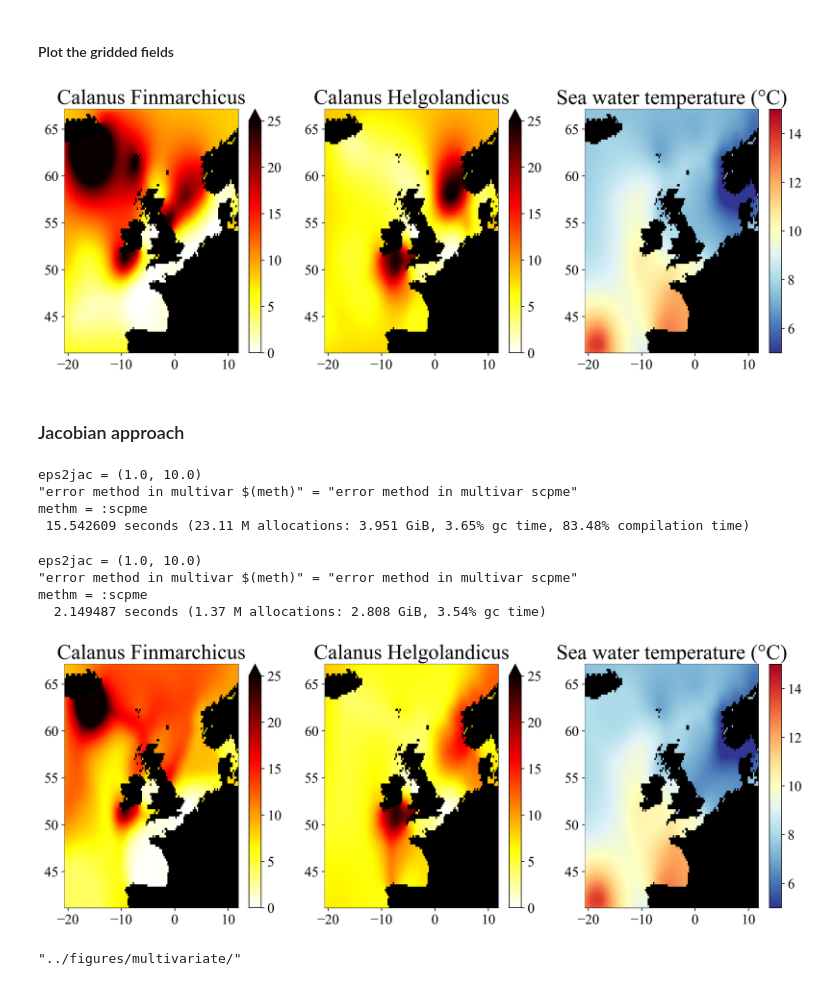
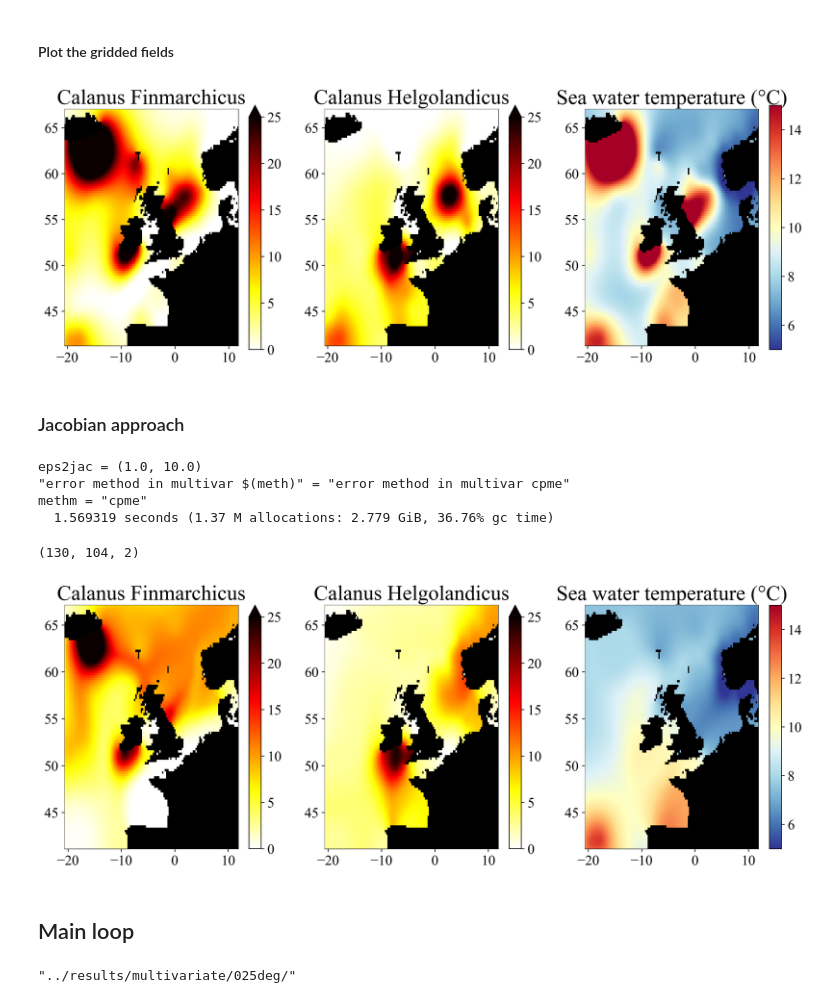
Before and after one commit to EMODnet/EMODnet-Biology-Interpolation-Calanus, a Jupyter notebook: analysis/interp_Calanus_multivariate.ipynb, the cells around one changed output. Cells and saved outputs as stored; diff of their text form; code cells hidden in the pictures.

Commit message:
multivar

```diff
--- a/analysis/interp_Calanus_multivariate.ipynb
+++ b/analysis/interp_Calanus_multivariate.ipynb
@@ -217,10 +217,9 @@ function normalise_obs(obs)
     return obsnorm, obsmean, obsstd
 end
 
-calanus_finmarchicus_norm, calanus_finmarchicus_mean, calanus_finmarchicus_std =
-normalise_obs(calanus_finmarchicus[goodtimeCPR]);
-
-calanus_helgolandicus_norm, calanus_helgolandicus_mean, calanus_helgolandicus_std =
-normalise_obs(calanus_helgolandicus[goodtimeCPR])
-
-T_norm, T_mean, T_std = normalise_obs(dataT);
+function normalise_obs(obs, meanfact)
+    obsmean = mean(obs)
+    obsstd = std(obs)
+    obsnorm = (obs .- meanfact .* obsmean) ./ obsstd
+    return obsnorm, obsmean, obsstd
+end
@@ -299,68 +311,82 @@ DIVAnd_multivarEOF(maskmulti, (pm,pn,pv), (xi,yi,vi), (lonmulti, latmulti, vvv),
 # %%
 fig = plt.figure(figsize=(15, 5))
 ax = plt.subplot(131)
 pcm1 = ax.pcolormesh(xi[:,:,1], yi[:,:,1],
-    (fim1[:,:,1] .* calanus_finmarchicus_std) .+ calanus_finmarchicus_mean,
+    (fim1[:,:,1] .* calanus_finmarchicus_std) .+ 0. * calanus_finmarchicus_mean,
     vmin=0, vmax=25., cmap=plt.cm.hot_r, zorder=3)
 ax.pcolormesh(xi[:,:,1], yi[:,:,1], mask[:,:,1], cmap=plt.cm.binary_r, zorder=2)
 ax.set_title("Calanus Finmarchicus")
+ax.set_xlim(domain[1], domain[2])
+ax.set_ylim(domain[3], domain[4])
+ax.set_aspect(1/cos(mean([ylim()...]) * pi/180))
 cb = plt.colorbar(pcm1, extend="max")
 
 ax = plt.subplot(132)
 pcm2 = ax.pcolormesh(xi[:,:,1], yi[:,:,1],
-    (fim2[:,:,1] .* calanus_helgolandicus_std) .+ calanus_helgolandicus_mean,
+    (fim2[:,:,1] .* calanus_helgolandicus_std) .+ 0. * calanus_helgolandicus_mean,
     vmin=0, vmax=25., cmap=plt.cm.hot_r, zorder=3)
 ax.pcolormesh(xi[:,:,1], yi[:,:,1], mask, cmap=plt.cm.binary_r, zorder=2)
 ax.set_title("Calanus Helgolandicus")
+ax.set_xlim(domain[1], domain[2])
+ax.set_ylim(domain[3], domain[4])
+ax.set_aspect(1/cos(mean([ylim()...]) * pi/180))
 cb = plt.colorbar(pcm2, extend="max")
 
 ax = plt.subplot(133)
 pcm3 = ax.pcolormesh(xi[:,:,1], yi[:,:,1], (fim1[:,:,2] .* T_std) .+ T_mean, cmap=plt.cm.RdYlBu_r,
     zorder=3, vmin=Tmin, vmax=Tmax)
 ax.pcolormesh(xi[:,:,1], yi[:,:,1], mask, cmap=plt.cm.binary_r, zorder=2)
 ax.set_title("Sea water temperature (°C)")
+ax.set_xlim(domain[1], domain[2])
+ax.set_ylim(domain[3], domain[4])
+ax.set_aspect(1/cos(mean([ylim()...]) * pi/180))
 cb = plt.colorbar(pcm3)
 plt.savefig(joinpath(figdir, "multivariate_eof.png"), dpi=300, bbox_inches="tight")
 
 plt.show()
 # %% [output]
-[figure, old version]
+[figure, new version]
 # %% [markdown]
 ### Jacobian approach
 # %%
 @time fim1Jac, s1, emap1, emapm1, pv1 = DIVAnd_multivarJAC(maskmulti,
     (pm,pn,pv), (xi,yi,vi), (lonmulti, latmulti, vvv), obsmulti_finmarchicus,
     (L, L, 0.0 * L), epsilon2; epsilon2jacobian=(1.0,10.));
+
+@time fim2Jac, s2, emap2, emapm2, pv2 = DIVAnd_multivarJAC(maskmulti, (pm,pn,pv),
+    (xi,yi,vi), (lonmulti, latmulti, vvv), obsmulti_helgolandicus,
+    (L, L, 0.0 * L), epsilon2; epsilon2jacobian=(1.0,10.));
 # %% [output]
 eps2jac = (1.0, 10.0)
-"error method in multivar $(meth)" = "error method in multivar scpme"
-methm = :scpme
- 15.542609 seconds (23.11 M allocations: 3.951 GiB, 3.65% gc time, 83.48% compilation time)
+"error method in multivar $(meth)" = "error method in multivar cpme"
+methm = "cpme"
+  1.569319 seconds (1.37 M allocations: 2.779 GiB, 36.76% gc time)
-# %%
-@time fim2Jac, s2, emap2, emapm2, pv2 = DIVAnd_multivarJAC(maskmulti, (pm,pn,pv),
-    (xi,yi,vi), (lonmulti, latmulti, vvv), obsmulti_helgolandicus,
-    (L, L, 0.0 * L), epsilon2; epsilon2jacobian=(1.0,10.));
-# %% [output]
-eps2jac = (1.0, 10.0)
-"error method in multivar $(meth)" = "error method in multivar scpme"
-methm = :scpme
-  2.149487 seconds (1.37 M allocations: 2.808 GiB, 3.54% gc time)
+# %%
+size(emapm2)
+# %% [output]
+(130, 104, 2)
 # %%
 fig = plt.figure(figsize=(15, 5))
 ax = plt.subplot(131)
 pcm1 = ax.pcolormesh(xi[:,:,1], yi[:,:,1],
-    (fim1Jac[:,:,1] .* calanus_finmarchicus_std) .+ calanus_finmarchicus_mean,
+    (fim1Jac[:,:,1] .* calanus_finmarchicus_std) .+ 0. * calanus_finmarchicus_mean,
     vmin=0, vmax=25., cmap=plt.cm.hot_r, zorder=3)
 ax.pcolormesh(xi[:,:,1], yi[:,:,1], mask[:,:,1], cmap=plt.cm.binary_r, zorder=2)
 ax.set_title("Calanus Finmarchicus")
+ax.set_xlim(domain[1], domain[2])
+ax.set_ylim(domain[3], domain[4])
+ax.set_aspect(1/cos(mean([ylim()...]) * pi/180))
 cb = plt.colorbar(pcm1, extend="max")
 
 ax = plt.subplot(132)
 pcm2 = ax.pcolormesh(xi[:,:,1], yi[:,:,1],
-    (fim2Jac[:,:,1] .* calanus_helgolandicus_std) .+ calanus_helgolandicus_mean,
+    (fim2Jac[:,:,1] .* calanus_helgolandicus_std) .+ 0. * calanus_helgolandicus_mean,
     vmin=0, vmax=25., cmap=plt.cm.hot_r, zorder=3)
 ax.pcolormesh(xi[:,:,1], yi[:,:,1], mask, cmap=plt.cm.binary_r, zorder=2)
 ax.set_title("Calanus Helgolandicus")
+ax.set_xlim(domain[1], domain[2])
+ax.set_ylim(domain[3], domain[4])
+ax.set_aspect(1/cos(mean([ylim()...]) * pi/180))
 cb = plt.colorbar(pcm2, extend="max")
 
 ax = plt.subplot(133)
@@ -369,6 +395,9 @@ pcm3 = ax.pcolormesh(xi[:,:,1], yi[:,:,1], (fim1Jac[:,:,2] .* T_std) .+ T_mean,
     zorder=3, vmin=Tmin, vmax=Tmax)
 ax.pcolormesh(xi[:,:,1], yi[:,:,1], mask, cmap=plt.cm.binary_r, zorder=2)
 ax.set_title("Sea water temperature (°C)")
+ax.set_xlim(domain[1], domain[2])
+ax.set_ylim(domain[3], domain[4])
+ax.set_aspect(1/cos(mean([ylim()...]) * pi/180))
 cb = plt.colorbar(pcm3)
 
 plt.savefig(joinpath(figdir, "multivariate_jac.png"), dpi=300, bbox_inches="tight")
@@ -376,8 +405,10 @@ plt.savefig(joinpath(figdir, "multivariate_jac.png"), dpi=300, bbox_inches="tigh
 
 plt.show()
 # %% [output]
-[figure, old version]
+[figure, new version]
-# %%
-figdir
-# %% [output]
-"../figures/multivariate/"
+# %% [markdown]
+## Main loop
+# %%
+resdir
+# %% [output]
+"../results/multivariate/025deg/"
```
Also changed, not shown: parts of 20 cells of this notebook, 1 other file.
